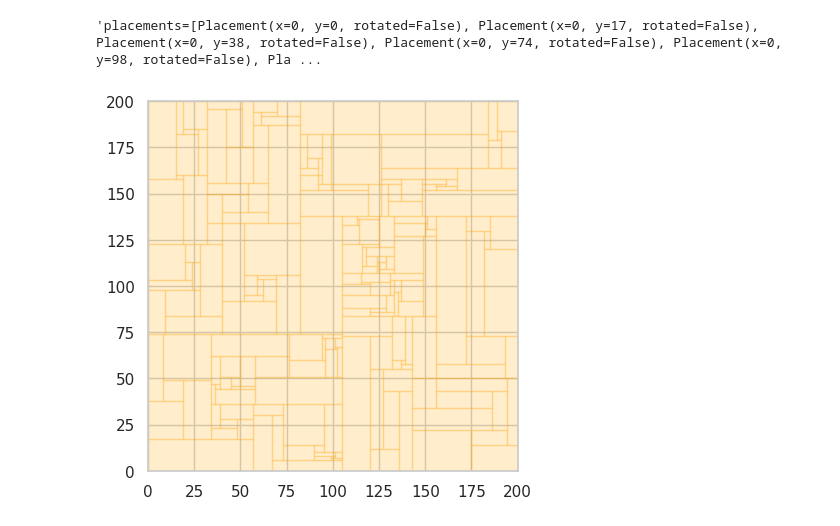
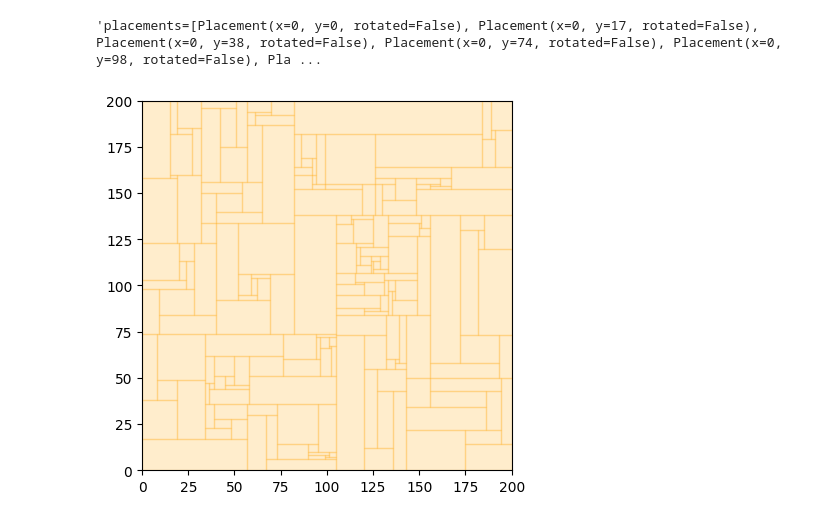
Before and after one commit to d-krupke/cpsat-primer, a Jupyter notebook: evaluations/packing/02_extract_results.ipynb, the cells around one changed output. Cells and saved outputs as stored; diff of their text form; code cells hidden in the pictures.

Commit message:
improved images

```diff
--- a/evaluations/packing/02_extract_results.ipynb
+++ b/evaluations/packing/02_extract_results.ipynb
@@ -429,10 +429,13 @@ solution = Solution(
 # %%
 instance = Instance.model_validate_json(open("./instances/hopper/TN7e.json").read())
 
 import matplotlib.pyplot as plt
 
+# restore basic style
+plt.style.use("default")
+
 fig, ax = plt.subplots()
 plot_solution(ax, instance, solution)
 plt.show()
 # %% [output]
-[figure, old version]
+[figure, new version]
```
Also changed, not shown: 1 other file.
